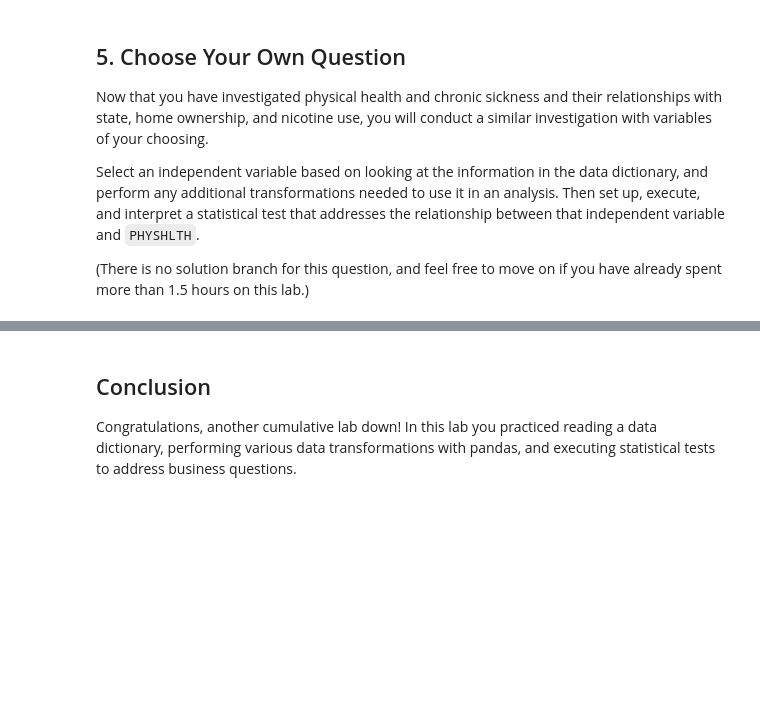
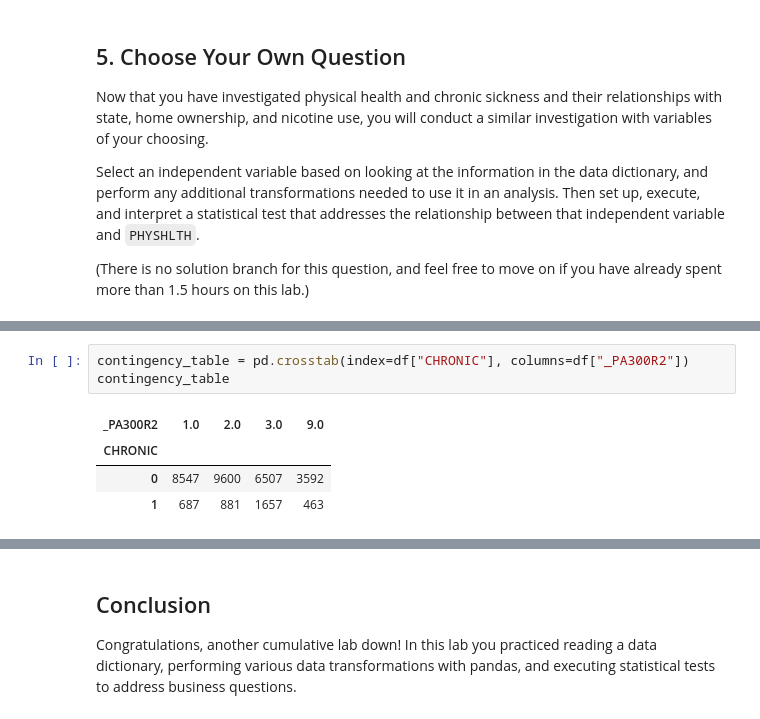
Before and after one commit to Cherotich-Ngeno/dsc-hypothesis-testing-lab, a Jupyter notebook: index.ipynb, the cells around one changed output, grey strips where cells are left out. Drawn from its saved outputs; the diff is of its cells as text; blank space fills up the shorter version.

```diff
--- a/index.ipynb
+++ b/index.ipynb
@@ -581 +624,9 @@ Name: IYEAR, dtype: int64
+# %%
+contingency_table = pd.crosstab(index=df["CHRONIC"], columns=df["_PA300R2"])
+contingency_table
+# %% [output]
+| _PA300R2 | 1.0 | 2.0 | 3.0 | 9.0 |
+| CHRONIC |  |  |  |  |
+| 0 | 8547 | 9600 | 6507 | 3592 |
+| 1 | 687 | 881 | 1657 | 463 |
 # %%
```
Also changed, not shown: parts of 19 cells of this notebook.
